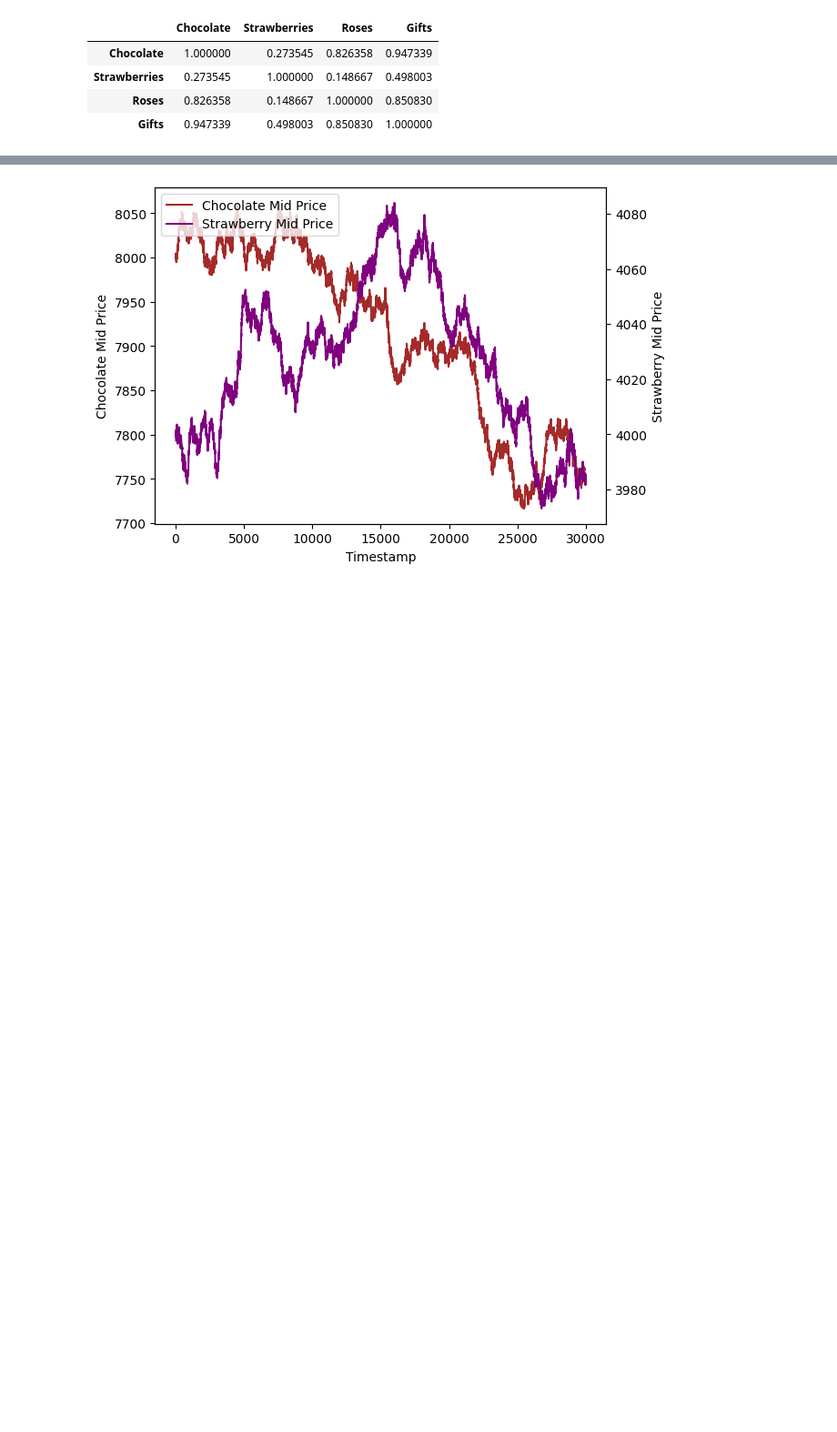
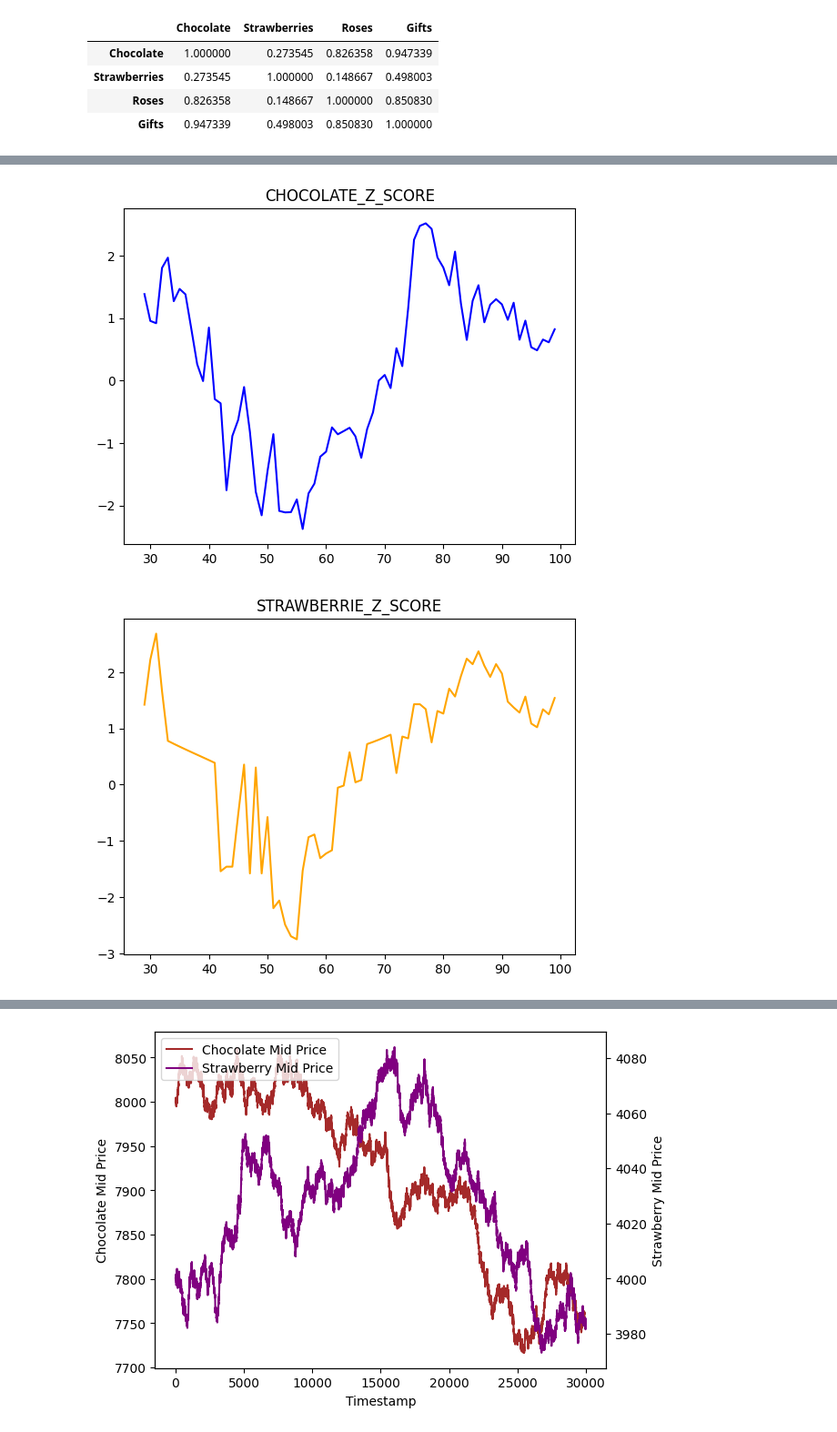
Before and after one commit to timkimneu/IMCProsperityTradingAlgorithm, a Jupyter notebook: round3/sample_data/potential_pairs.ipynb, the cells around one changed output, grey strips where cells are left out. Shown at 91% size. Cells and saved outputs as stored; diff of their text form; code cells hidden in the pictures; blank space fills up the shorter version.

```diff
--- a/round3/sample_data/potential_pairs.ipynb
+++ b/round3/sample_data/potential_pairs.ipynb
@@ -68,0 +137,13 @@ mid_price_z.head()
+# %%
+plt.plot(mid_prices['Chocolate_Rolling_Z_Score'][:100], color="blue")
+plt.title("CHOCOLATE_Z_SCORE")
+plt.show()
+plt.plot(mid_prices['Strawberries_Rolling_Z_Score'][:100], color="orange")
+plt.title("STRAWBERRIE_Z_SCORE")
+plt.show()
+plt.plot(mid_prices['Roses_Rolling_Z_Score'][:100], color="yellow")
+plt.title("ROSES_Z_SCORE")
+plt.show()
+# %% [output]
+[figure, added]
+[figure, added]
```
Also changed, not shown: parts of 10 cells of this notebook, 15 other files.
